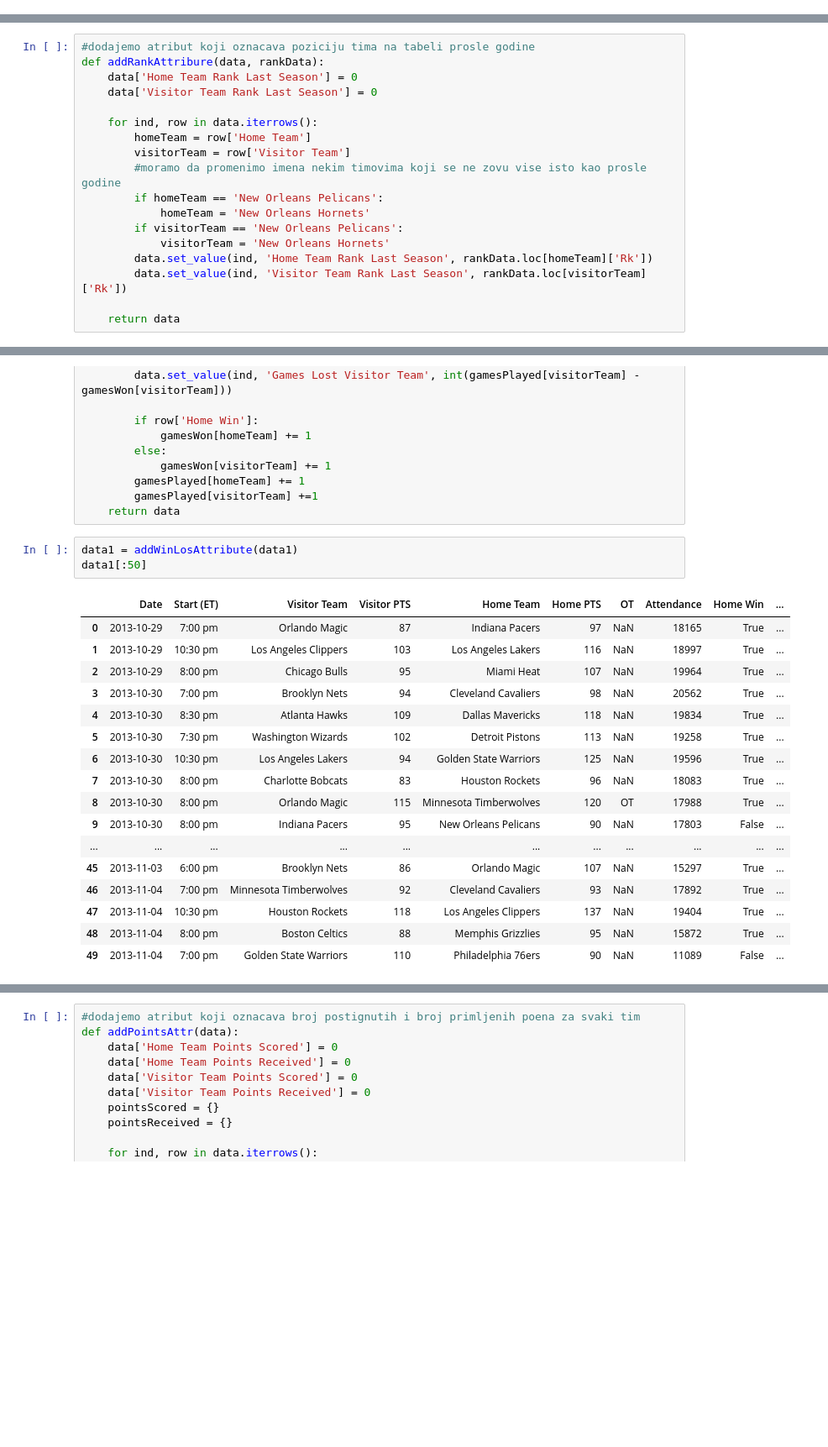
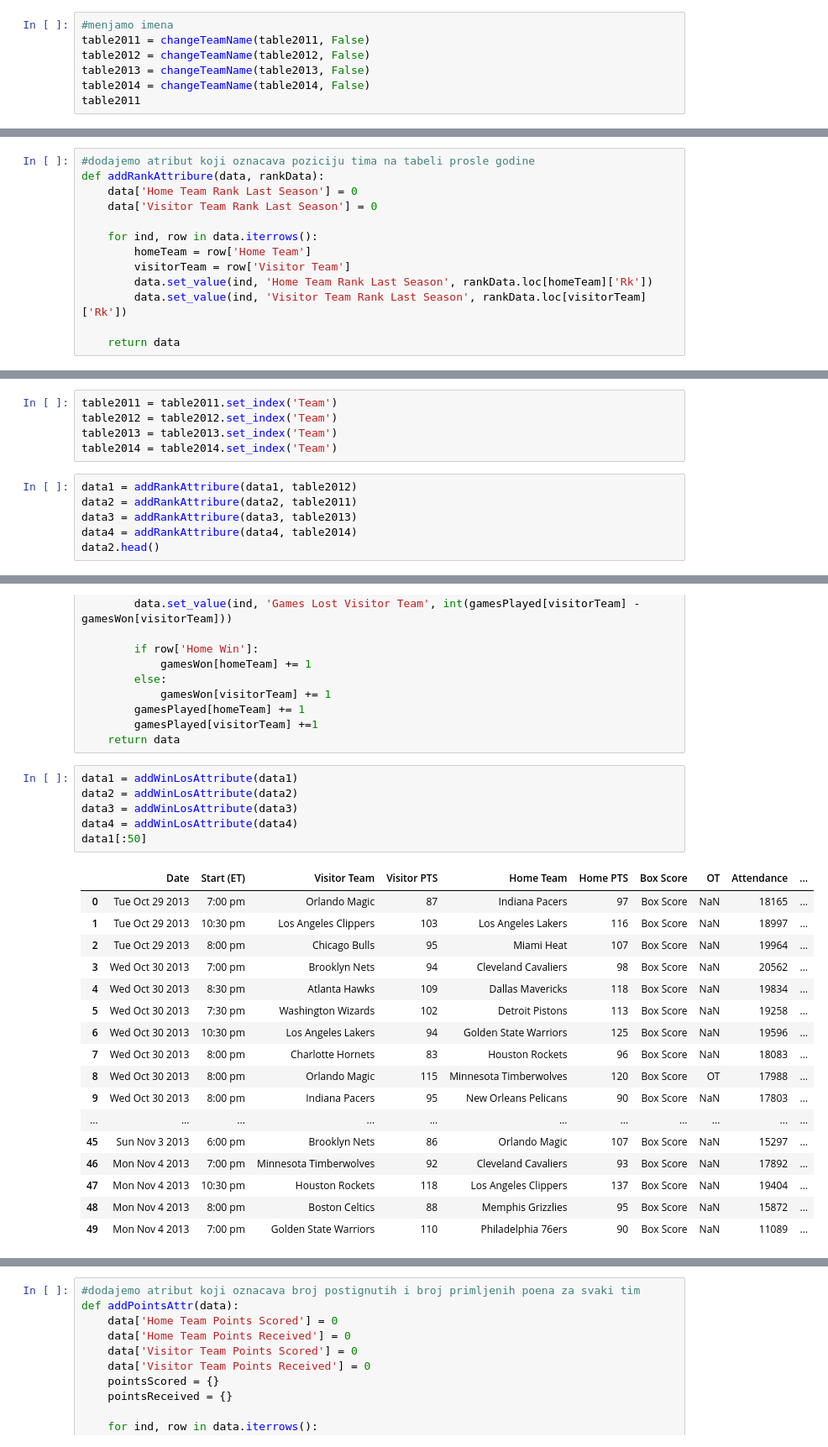
Before and after one commit to filipl41/ML_Predicting-NBA-Game-Outcomes-, a Jupyter notebook: NbaGamesPrediction.ipynb, the cells around one changed output, grey strips where cells are left out. Shown at 84% size. Cells and saved outputs as stored; diff of their text form; blank space fills up the shorter version.

Commit message:
pocetak kreiranja trening skupa
dodati novi podaci kao i svi atributi koji ce biti potrebni u predvidjanju

```diff
--- a/NbaGamesPrediction.ipynb
+++ b/NbaGamesPrediction.ipynb
@@ -119,0 +215,7 @@ dtype: object
+# %%
+#menjamo imena
+table2011 = changeTeamName(table2011, False)
+table2012 = changeTeamName(table2012, False)
+table2013 = changeTeamName(table2013, False)
+table2014 = changeTeamName(table2014, False)
+table2011
@@ -126,11 +247,6 @@ def addRankAttribure(data, rankData):
     for ind, row in data.iterrows():
         homeTeam = row['Home Team']
         visitorTeam = row['Visitor Team']
-        #moramo da promenimo imena nekim timovima koji se ne zovu vise isto kao prosle godine
-        if homeTeam == 'New Orleans Pelicans':
-            homeTeam = 'New Orleans Hornets'
-        if visitorTeam == 'New Orleans Pelicans':
-            visitorTeam = 'New Orleans Hornets'
         data.set_value(ind, 'Home Team Rank Last Season', rankData.loc[homeTeam]['Rk'])
         data.set_value(ind, 'Visitor Team Rank Last Season', rankData.loc[visitorTeam]['Rk'])
 
@@ -148,0 +254,11 @@ data1.head()
+# %%
+table2011 = table2011.set_index('Team')
+table2012 = table2012.set_index('Team')
+table2013 = table2013.set_index('Team')
+table2014 = table2014.set_index('Team')
+# %%
+data1 = addRankAttribure(data1, table2012)
+data2 = addRankAttribure(data2, table2011)
+data3 = addRankAttribure(data3, table2013)
+data4 = addRankAttribure(data4, table2014)
+data2.head()
@@ -183,22 +306,25 @@ def addWinLosAttribute(data):
     return data
 # %%
 data1 = addWinLosAttribute(data1)
+data2 = addWinLosAttribute(data2)
+data3 = addWinLosAttribute(data3)
+data4 = addWinLosAttribute(data4)
 data1[:50]
 # %% [output]
-|  | Date | Start (ET) | Visitor Team | Visitor PTS | Home Team | Home PTS | OT | Attendance | Home Win | ... |
-| 0 | 2013-10-29 | 7:00 pm | Orlando Magic | 87 | Indiana Pacers | 97 | NaN | 18165 | True | ... |
-| 1 | 2013-10-29 | 10:30 pm | Los Angeles Clippers | 103 | Los Angeles Lakers | 116 | NaN | 18997 | True | ... |
-| 2 | 2013-10-29 | 8:00 pm | Chicago Bulls | 95 | Miami Heat | 107 | NaN | 19964 | True | ... |
-| 3 | 2013-10-30 | 7:00 pm | Brooklyn Nets | 94 | Cleveland Cavaliers | 98 | NaN | 20562 | True | ... |
-| 4 | 2013-10-30 | 8:30 pm | Atlanta Hawks | 109 | Dallas Mavericks | 118 | NaN | 19834 | True | ... |
-| 5 | 2013-10-30 | 7:30 pm | Washington Wizards | 102 | Detroit Pistons | 113 | NaN | 19258 | True | ... |
-| 6 | 2013-10-30 | 10:30 pm | Los Angeles Lakers | 94 | Golden State Warriors | 125 | NaN | 19596 | True | ... |
-| 7 | 2013-10-30 | 8:00 pm | Charlotte Bobcats | 83 | Houston Rockets | 96 | NaN | 18083 | True | ... |
-| 8 | 2013-10-30 | 8:00 pm | Orlando Magic | 115 | Minnesota Timberwolves | 120 | OT | 17988 | True | ... |
-| 9 | 2013-10-30 | 8:00 pm | Indiana Pacers | 95 | New Orleans Pelicans | 90 | NaN | 17803 | False | ... |
+|  | Date | Start (ET) | Visitor Team | Visitor PTS | Home Team | Home PTS | Box Score | OT | Attendance | ... |
+| 0 | Tue Oct 29 2013 | 7:00 pm | Orlando Magic | 87 | Indiana Pacers | 97 | Box Score | NaN | 18165 | ... |
+| 1 | Tue Oct 29 2013 | 10:30 pm | Los Angeles Clippers | 103 | Los Angeles Lakers | 116 | Box Score | NaN | 18997 | ... |
+| 2 | Tue Oct 29 2013 | 8:00 pm | Chicago Bulls | 95 | Miami Heat | 107 | Box Score | NaN | 19964 | ... |
+| 3 | Wed Oct 30 2013 | 7:00 pm | Brooklyn Nets | 94 | Cleveland Cavaliers | 98 | Box Score | NaN | 20562 | ... |
+| 4 | Wed Oct 30 2013 | 8:30 pm | Atlanta Hawks | 109 | Dallas Mavericks | 118 | Box Score | NaN | 19834 | ... |
+| 5 | Wed Oct 30 2013 | 7:30 pm | Washington Wizards | 102 | Detroit Pistons | 113 | Box Score | NaN | 19258 | ... |
+| 6 | Wed Oct 30 2013 | 10:30 pm | Los Angeles Lakers | 94 | Golden State Warriors | 125 | Box Score | NaN | 19596 | ... |
+| 7 | Wed Oct 30 2013 | 8:00 pm | Charlotte Hornets | 83 | Houston Rockets | 96 | Box Score | NaN | 18083 | ... |
+| 8 | Wed Oct 30 2013 | 8:00 pm | Orlando Magic | 115 | Minnesota Timberwolves | 120 | Box Score | OT | 17988 | ... |
+| 9 | Wed Oct 30 2013 | 8:00 pm | Indiana Pacers | 95 | New Orleans Pelicans | 90 | Box Score | NaN | 17803 | ... |
 | ... | ... | ... | ... | ... | ... | ... | ... | ... | ... | ... |
-| 45 | 2013-11-03 | 6:00 pm | Brooklyn Nets | 86 | Orlando Magic | 107 | NaN | 15297 | True | ... |
-| 46 | 2013-11-04 | 7:00 pm | Minnesota Timberwolves | 92 | Cleveland Cavaliers | 93 | NaN | 17892 | True | ... |
-| 47 | 2013-11-04 | 10:30 pm | Houston Rockets | 118 | Los Angeles Clippers | 137 | NaN | 19404 | True | ... |
-| 48 | 2013-11-04 | 8:00 pm | Boston Celtics | 88 | Memphis Grizzlies | 95 | NaN | 15872 | True | ... |
-| 49 | 2013-11-04 | 7:00 pm | Golden State Warriors | 110 | Philadelphia 76ers | 90 | NaN | 11089 | False | ... |
+| 45 | Sun Nov 3 2013 | 6:00 pm | Brooklyn Nets | 86 | Orlando Magic | 107 | Box Score | NaN | 15297 | ... |
+| 46 | Mon Nov 4 2013 | 7:00 pm | Minnesota Timberwolves | 92 | Cleveland Cavaliers | 93 | Box Score | NaN | 17892 | ... |
+| 47 | Mon Nov 4 2013 | 10:30 pm | Houston Rockets | 118 | Los Angeles Clippers | 137 | Box Score | NaN | 19404 | ... |
+| 48 | Mon Nov 4 2013 | 8:00 pm | Boston Celtics | 88 | Memphis Grizzlies | 95 | Box Score | NaN | 15872 | ... |
+| 49 | Mon Nov 4 2013 | 7:00 pm | Golden State Warriors | 110 | Philadelphia 76ers | 90 | Box Score | NaN | 11089 | ... |
```
Also changed, not shown: parts of 27 cells of this notebook.
